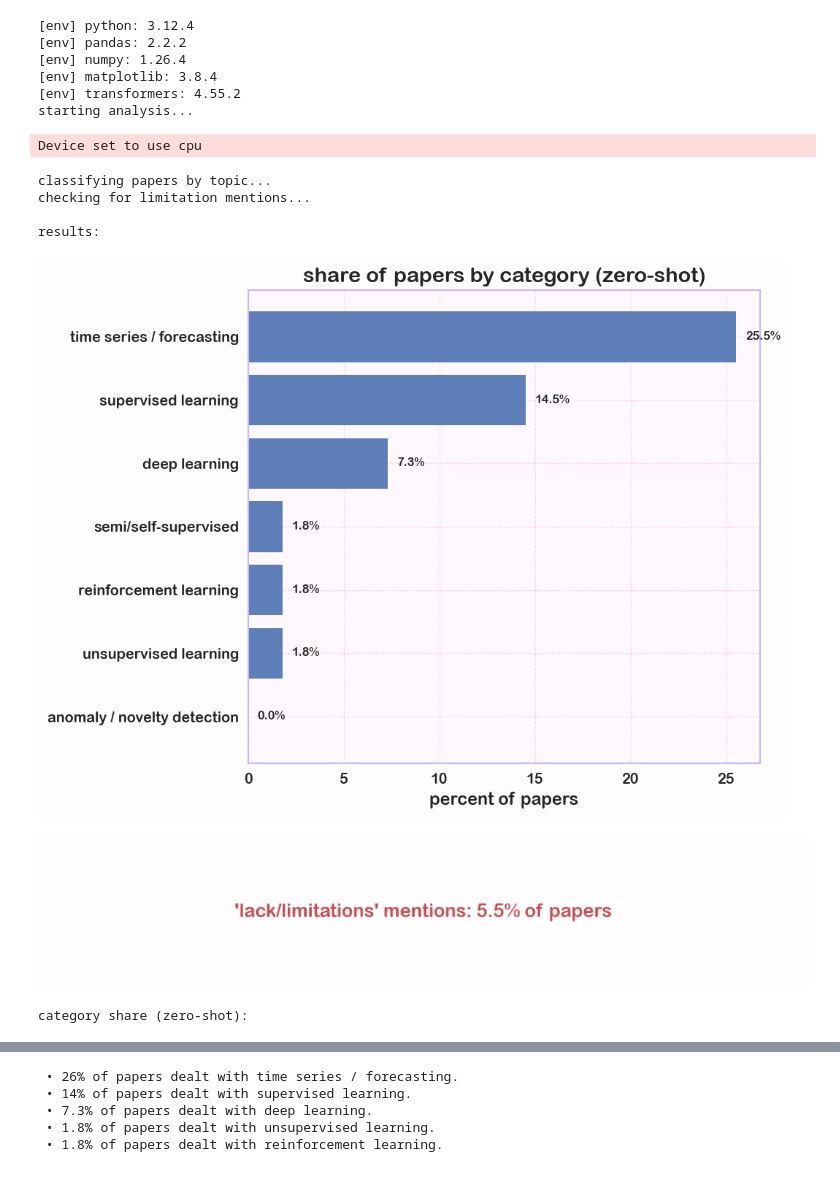
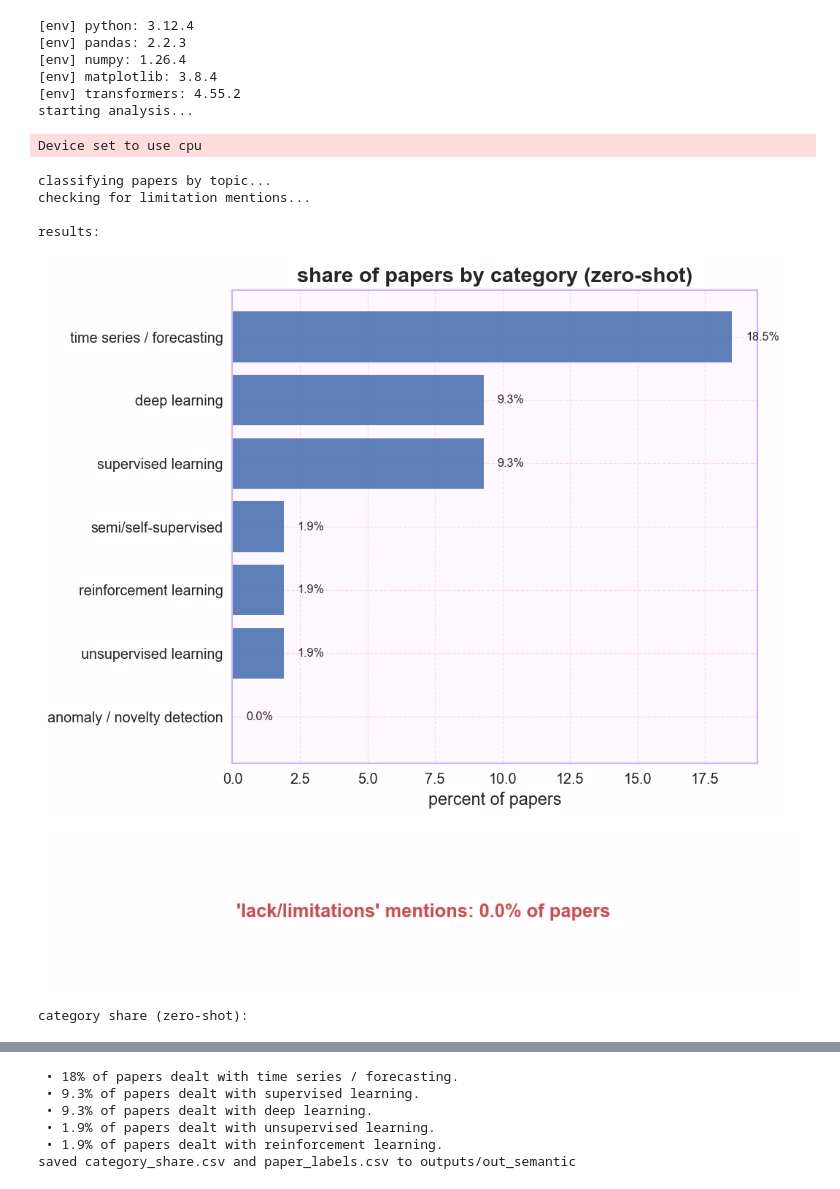
Before and after one commit to joshi-akanksha/Equitable-Energy-Load-Modeling, a Jupyter notebook: Bibliometric_Analyis.ipynb, the cells around one changed output, grey strips where cells are left out. Drawn from its saved outputs; the diff is of its cells as text; code cells hidden in the pictures.

```diff
--- a/Bibliometric_Analyis.ipynb
+++ b/Bibliometric_Analyis.ipynb
@@ -240,6 +240,8 @@ class DataLoader:
                 last_exc = exc
         if self.df.empty:
             raise RuntimeError(f"could not read csv with common encodings: {last_exc}")
+        # drop rows that are entirely empty (e.g. a blank line after the header).
+        self.df = self.df.dropna(how="all").reset_index(drop=True)
 
         # normalize column names for robust picking.
         self.df.columns = [self._normcol(c) for c in self.df.columns]
@@ -252,9 +254,10 @@ class DataLoader:
                     return c
             return None
 
-        title = pick(["title", "document title", "ti"])
-        abstract = pick(["abstract", "ab", "description", "summary"])
-        keywords = pick(["author keywords", "keywords", "index keywords", "de", "id", "keywords plus"])
+        title = pick(["title", "paper title", "document title", "ti"])
+        abstract = pick(["abstract", "ab", "description", "summary", "notes"])
+        keywords = pick(["author keywords", "keywords", "index keywords", "de", "id", "keywords plus", "dataset"])
+        # hand-coded columns (methods, theme, research gap) are deliberately not used: they validate the labels.
 
         # build the text field with best-effort concatenation.
         parts: List[pd.Series] = []
@@ -503,6 +506,7 @@ class Runner:
                 - category_share (pd.DataFrame)
                 - lack_percent (float)
                 - sample_statements (List[str])
+                - paper_labels (pd.DataFrame): one row per paper, one boolean column per category
         """
         # load and prepare input data.
         df = self.loader.load()
@@ -571,45 +575,51 @@ class Runner:
         for s in statements[:5]:
             print(" •", s)
 
+        # per-paper labels, so they can be checked against hand coding.
+        paper_labels = pd.DataFrame(cat_present, index=df.index)
+        paper_labels["mentions_lack"] = lack_flags
         return {
             "n_papers": n_docs,
             "category_share": cat_share,
             "lack_percent": lack_percent,
             "sample_statements": statements,
+            "paper_labels": paper_labels,
         }
 # %%
 # -----------------------------------------------------------------------------
 # run in-place
 # -----------------------------------------------------------------------------
 
 if __name__ == "__main__":
     # log environment to stdout for traceability.
     _log_env()
 
     print("starting analysis...")
     runner = Runner(
         input_csv=INPUT_CSV,
         out_dir=OUT_DIR,
         threshold=THRESHOLD,
         device=DEVICE,
         batch_size=BATCH_SIZE,
         max_chars=MAX_CHARS,
     )
     summary = runner.run()
-    # fixme: handle export of `summary["category_share"]` to csv if needed.
+    summary["category_share"].to_csv(Path(OUT_DIR) / "category_share.csv", index=False)
+    summary["paper_labels"].to_csv(Path(OUT_DIR) / "paper_labels.csv")
+    print(f"saved category_share.csv and paper_labels.csv to {OUT_DIR}")
 # %% [output]
 [env] python: 3.12.4
-[env] pandas: 2.2.2
+[env] pandas: 2.2.3
 [env] numpy: 1.26.4
 [env] matplotlib: 3.8.4
 [env] transformers: 4.55.2
 starting analysis...
 Device set to use cpu
 classifying papers by topic...
 checking for limitation mentions...
 
 results:
-[figure, old version]
+[figure, new version]
 [figure]
 category share (zero-shot):
 |  | category | n_papers | percent | desc |
@@ -622,6 +632,7 @@ category share (zero-shot):
 | 6 | anomaly / novelty detection | 0 | 0.0 | detecting anomalies or outliers o... |
- • 26% of papers dealt with time series / forecasting.
- • 14% of papers dealt with supervised learning.
- • 7.3% of papers dealt with deep learning.
- • 1.8% of papers dealt with unsupervised learning.
- • 1.8% of papers dealt with reinforcement learning.
+ • 18% of papers dealt with time series / forecasting.
+ • 9.3% of papers dealt with supervised learning.
+ • 9.3% of papers dealt with deep learning.
+ • 1.9% of papers dealt with unsupervised learning.
+ • 1.9% of papers dealt with reinforcement learning.
+saved category_share.csv and paper_labels.csv to outputs/out_semantic
```
Also changed, not shown: parts of 9 cells of this notebook.
